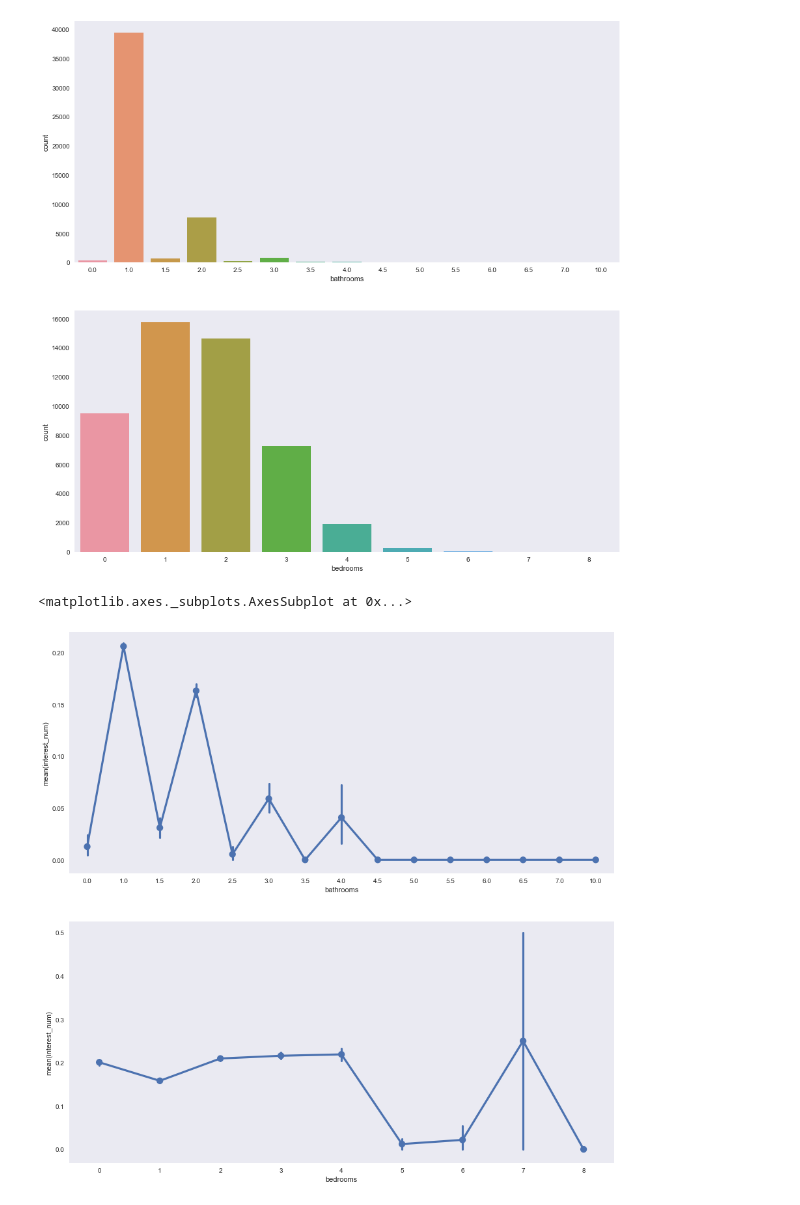
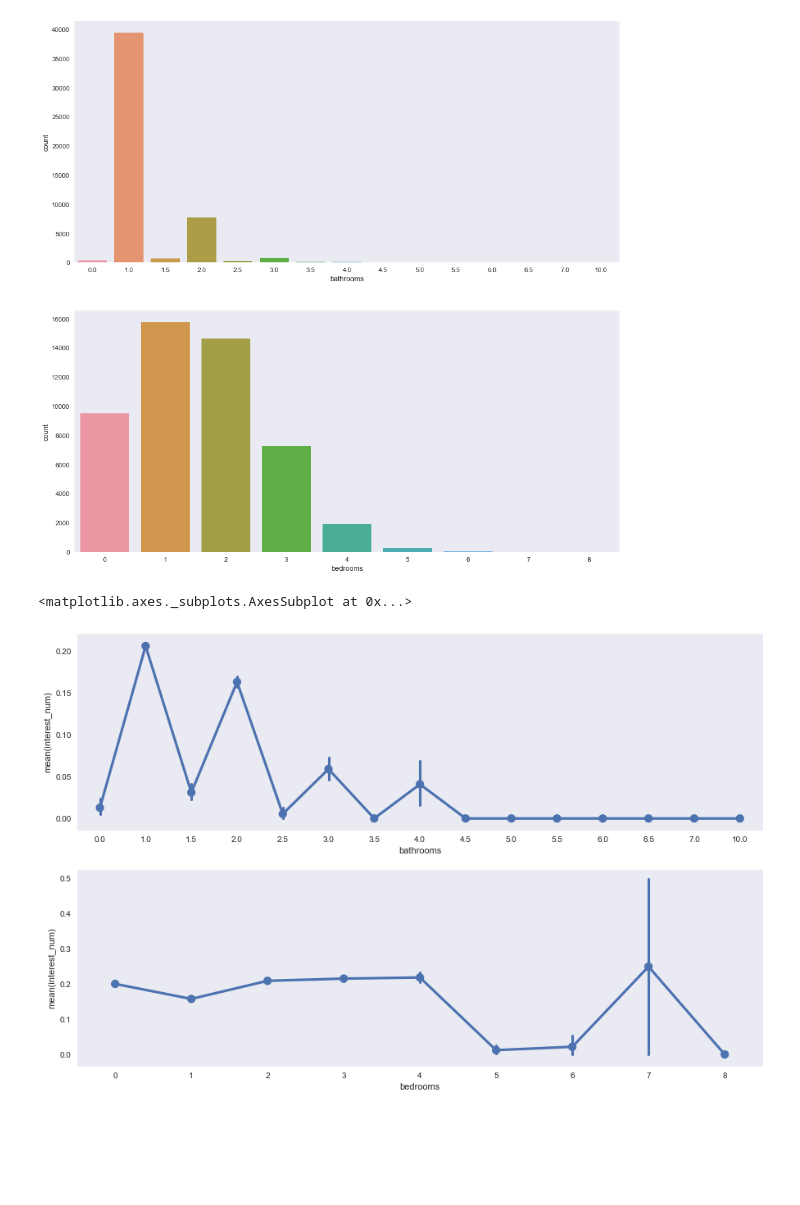
Before and after one commit to walter090/2sigma_rental, a Jupyter notebook: 2sigma_rental/rental.ipynb, the cells around one changed output. Drawn from its saved outputs; the diff is of its cells as text; code cells hidden in the pictures; blank space fills up the shorter version.

```diff
--- a/2sigma_rental/rental.ipynb
+++ b/2sigma_rental/rental.ipynb
@@ -94,8 +107,8 @@ training['interest_num'] = \
              np.where(training['interest_level'] == 'medium', 0.5, 1))
 # %%
 plt.figure(figsize=(15, 15))
-sns.pointplot(x='bathrooms', y='interest_num', data=training, ax=plt.subplot(211))
-sns.pointplot(x='bedrooms', y='interest_num', data=training, ax=plt.subplot(212))
+sns.pointplot(x='bathrooms', y='interest_num', data=training, ax=plt.subplot(311))
+sns.pointplot(x='bedrooms', y='interest_num', data=training, ax=plt.subplot(312))
 # %% [output]
 <matplotlib.axes._subplots.AxesSubplot at 0x...>
-[figure, old version]
+[figure, new version]
```
Also changed, not shown: parts of 21 cells of this notebook.
